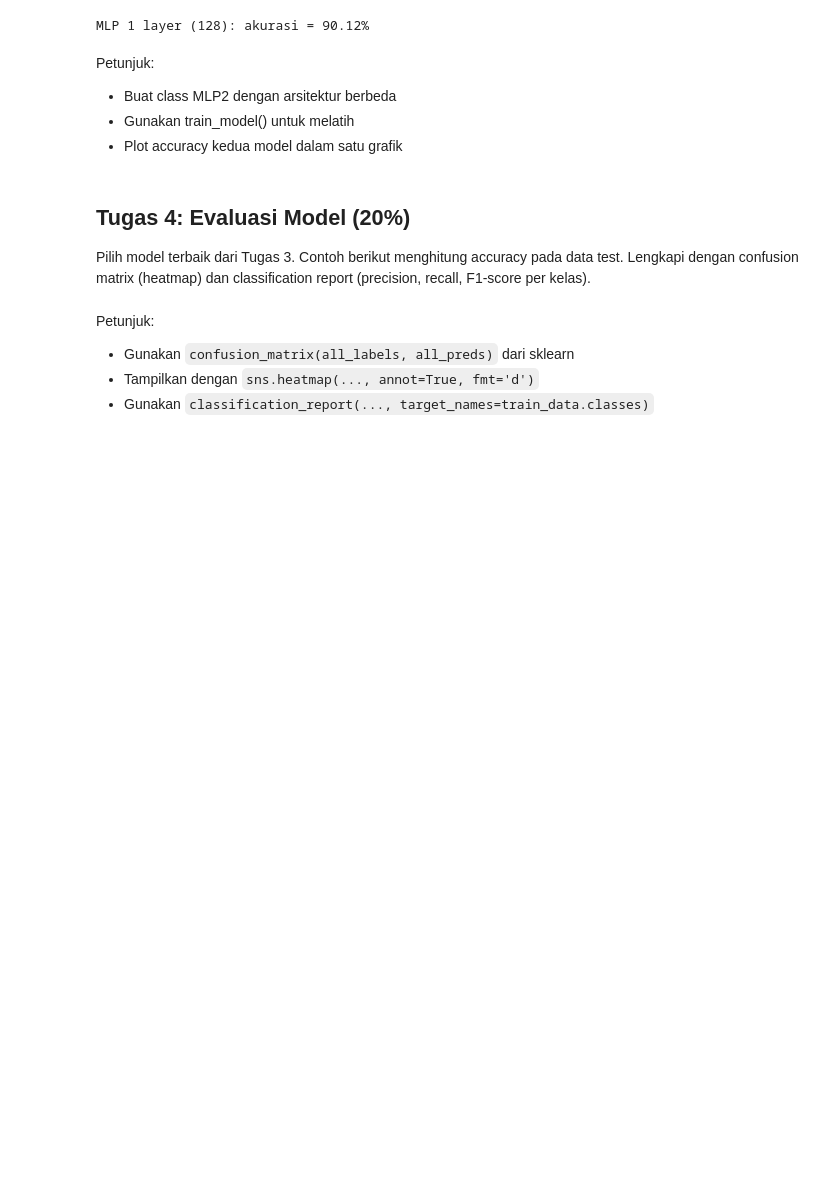
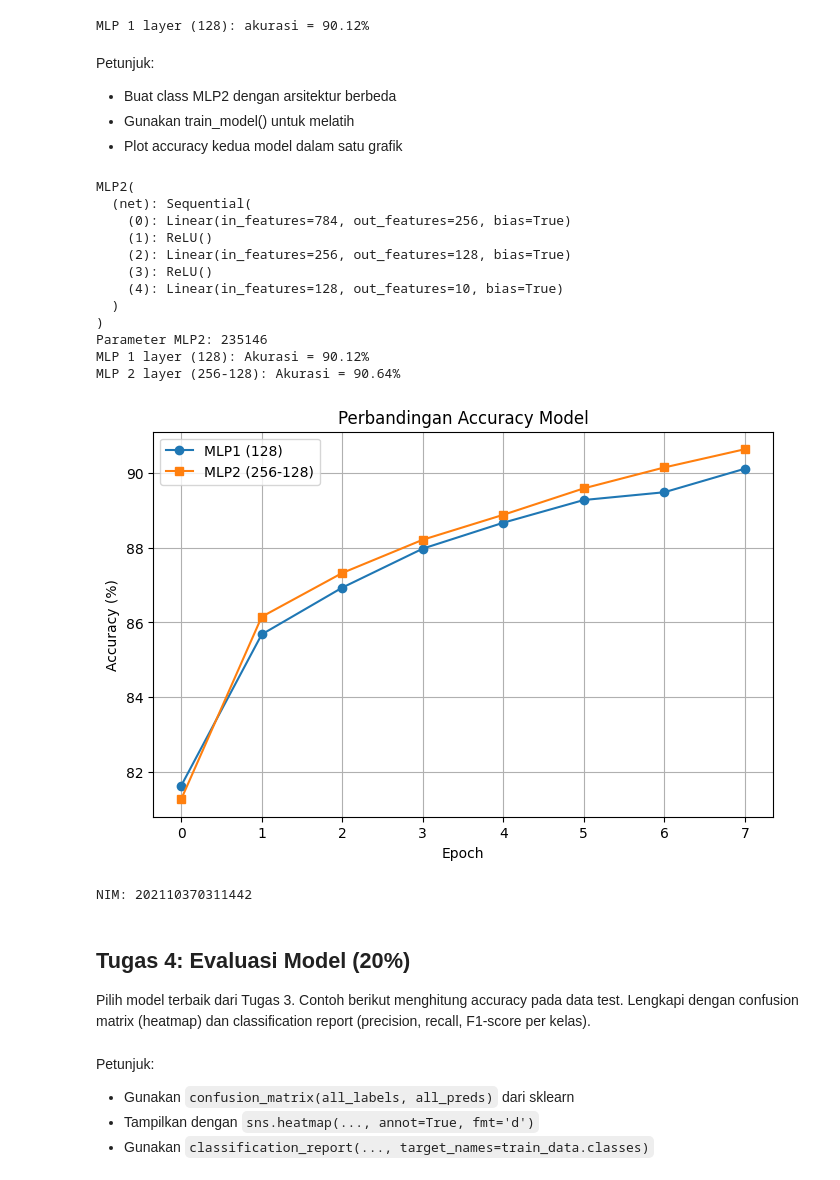
Before and after one commit to Ahmadrevaelmiawan/UAS-AI, a Jupyter notebook: ujian_mlp.ipynb, the cells around one changed output. Drawn from its saved outputs; the diff is of its cells as text; code cells hidden in the pictures; blank space fills up the shorter version.

```diff
--- a/ujian_mlp.ipynb
+++ b/ujian_mlp.ipynb
@@ -362,28 +362,64 @@ Petunjuk:
 - Gunakan train_model() untuk melatih
 - Plot accuracy kedua model dalam satu grafik
 # %%
-# Tulis kode eksperimen di sini: 1 konfigurasi tambahan
-
-# TODO: buat class MLP2 dengan arsitektur berbeda (contoh: 3 hidden layer, atau neuron lebih banyak/lebih sedikit)
 class MLP2(nn.Module):
     def __init__(self):
         super().__init__()
-        # TODO: tentukan arsitektur sendiri
-        self.net = nn.Sequential()
+
+        self.net = nn.Sequential(
+            nn.Linear(784, 256),
+            nn.ReLU(),
+            nn.Linear(256, 128),
+            nn.ReLU(),
+            nn.Linear(128, 10)
+        )
 
     def forward(self, x):
         x = x.view(x.size(0), -1)
         return self.net(x)
 
+# Membuat model
 model_b = MLP2()
+
 print(model_b)
 print(f"Parameter MLP2: {sum(p.numel() for p in model_b.parameters())}")
 
-# TODO: latih model_b menggunakan train_model()
-# acc_b = train_model(model_b, train_loader)
-# print(f"Akurasi MLP2: {acc_b[-1]:.2f}%")
+# Melatih model
+acc_b = train_model(model_b, train_loader)
 
-# TODO: plot perbandingan akurasi acc_a dan acc_b dalam satu grafik
+print(f"MLP 1 layer (128): Akurasi = {acc_a[-1]:.2f}%")
+print(f"MLP 2 layer (256-128): Akurasi = {acc_b[-1]:.2f}%")
+
+# Plot perbandingan akurasi
+plt.figure(figsize=(8,5))
+
+plt.plot(acc_a, marker='o', label='MLP1 (128)')
+plt.plot(acc_b, marker='s', label='MLP2 (256-128)')
+
+plt.title('Perbandingan Accuracy Model')
+plt.xlabel('Epoch')
+plt.ylabel('Accuracy (%)')
+plt.legend()
+plt.grid(True)
+
+plt.show()
+
+print(f"NIM: {nim}")
+# %% [output]
+MLP2(
+  (net): Sequential(
+    (0): Linear(in_features=784, out_features=256, bias=True)
+    (1): ReLU()
+    (2): Linear(in_features=256, out_features=128, bias=True)
+    (3): ReLU()
+    (4): Linear(in_features=128, out_features=10, bias=True)
+  )
+)
+Parameter MLP2: 235146
+MLP 1 layer (128): Akurasi = 90.12%
+MLP 2 layer (256-128): Akurasi = 90.64%
+[figure, added]
+NIM: 202110370311442
 # %% [markdown]
 ## Tugas 4: Evaluasi Model (20%)
 
```
